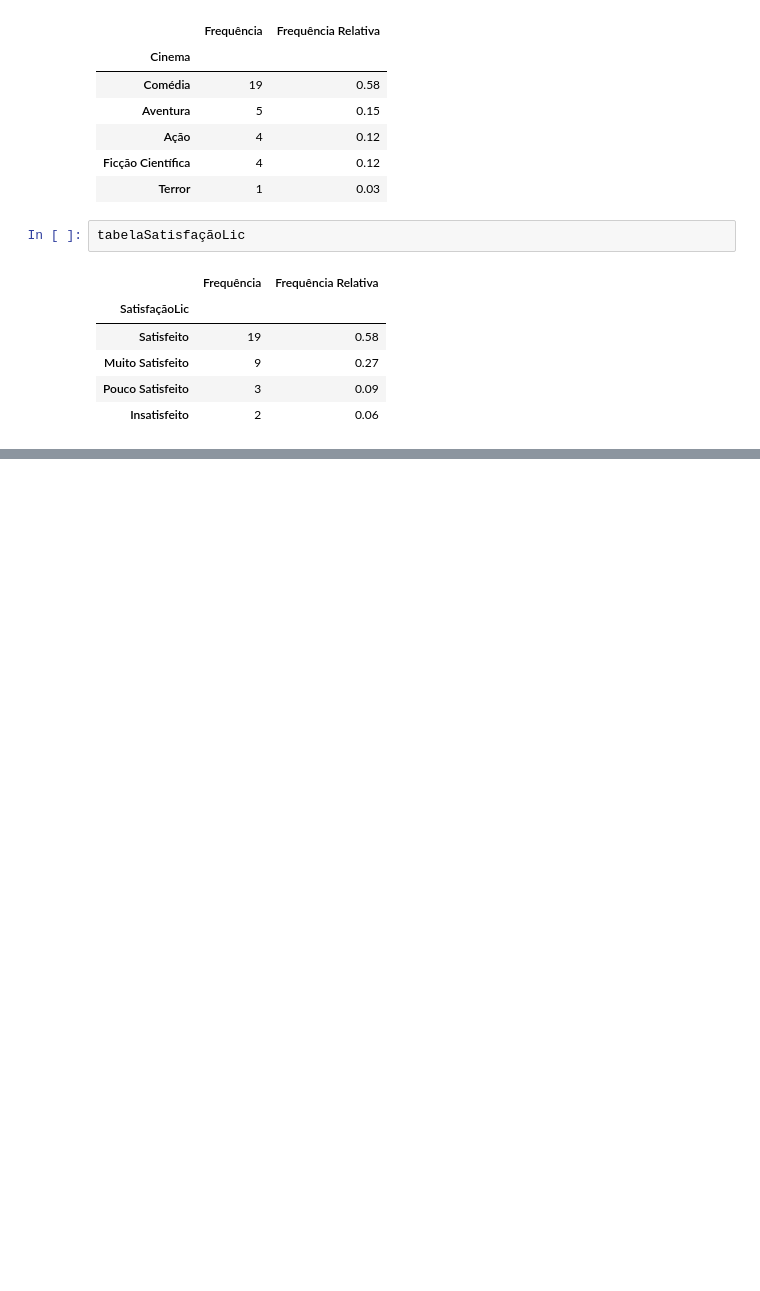
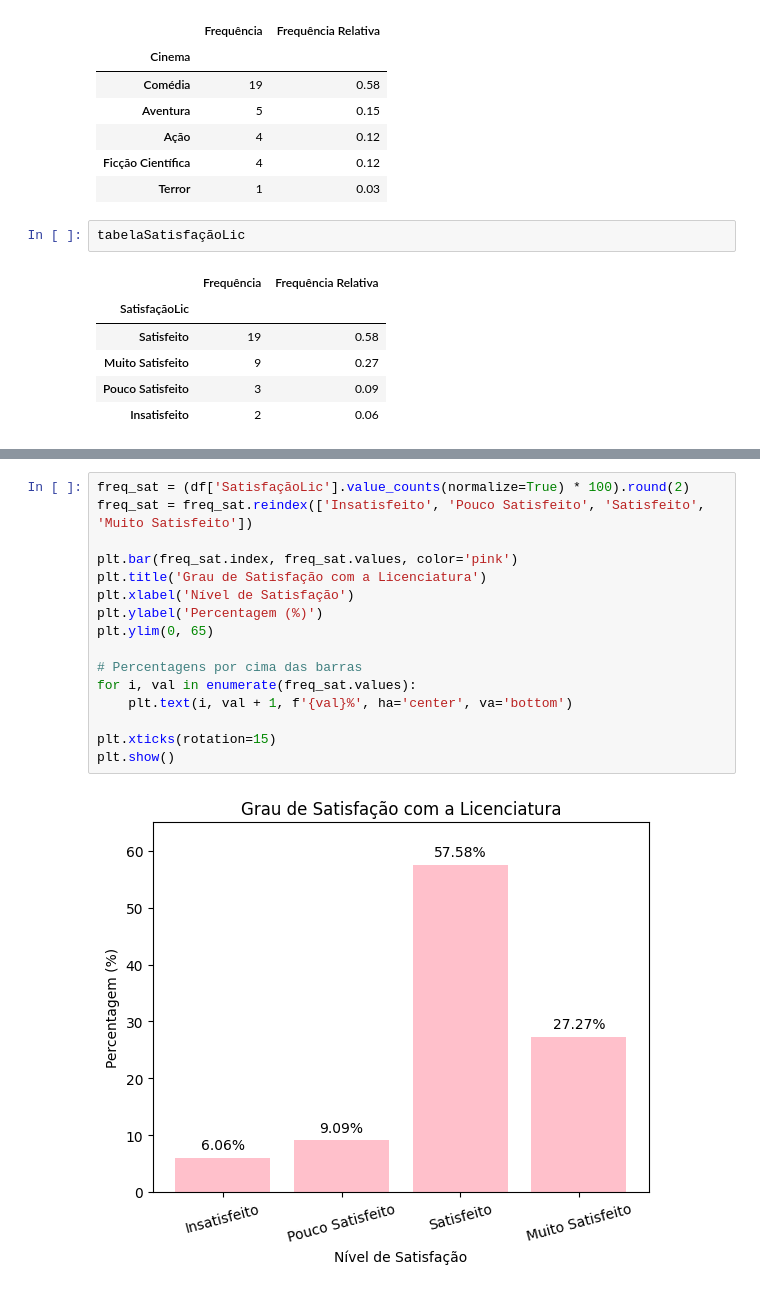
Before and after one commit to RuiRodrigues-lab/DataScienceFE, a Jupyter notebook: CP2.ipynb, the cells around one changed output, grey strips where cells are left out. Cells and saved outputs as stored; diff of their text form; blank space fills up the shorter version.

```diff
--- a/CP2.ipynb
+++ b/CP2.ipynb
@@ -233,0 +289,18 @@ tabelaSatisfaçãoLic
+# %%
+freq_sat = (df['SatisfaçãoLic'].value_counts(normalize=True) * 100).round(2)
+freq_sat = freq_sat.reindex(['Insatisfeito', 'Pouco Satisfeito', 'Satisfeito', 'Muito Satisfeito'])
+
+plt.bar(freq_sat.index, freq_sat.values, color='pink')
+plt.title('Grau de Satisfação com a Licenciatura')
+plt.xlabel('Nível de Satisfação')
+plt.ylabel('Percentagem (%)')
+plt.ylim(0, 65)
+
+# Percentagens por cima das barras
+for i, val in enumerate(freq_sat.values):
+    plt.text(i, val + 1, f'{val}%', ha='center', va='bottom')
+
+plt.xticks(rotation=15)
+plt.show()
+# %% [output]
+[figure, added]
```
Also changed, not shown: parts of 9 cells of this notebook.
